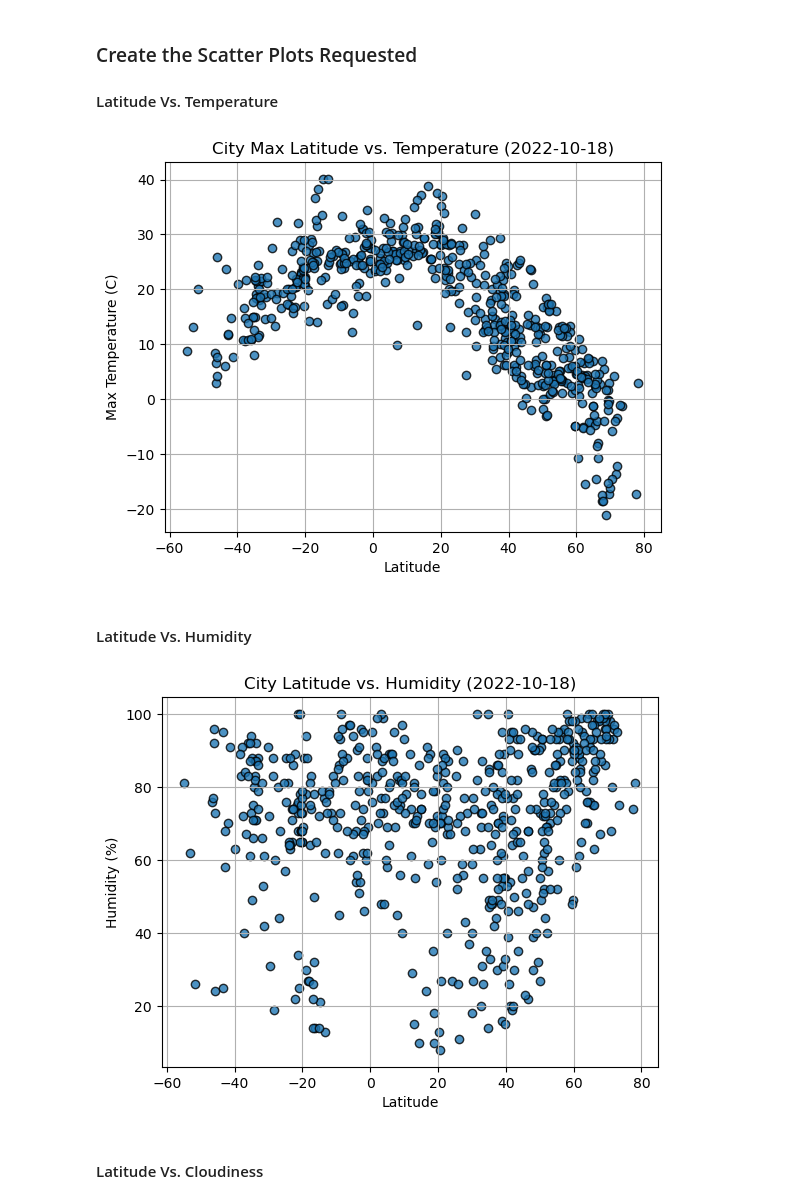
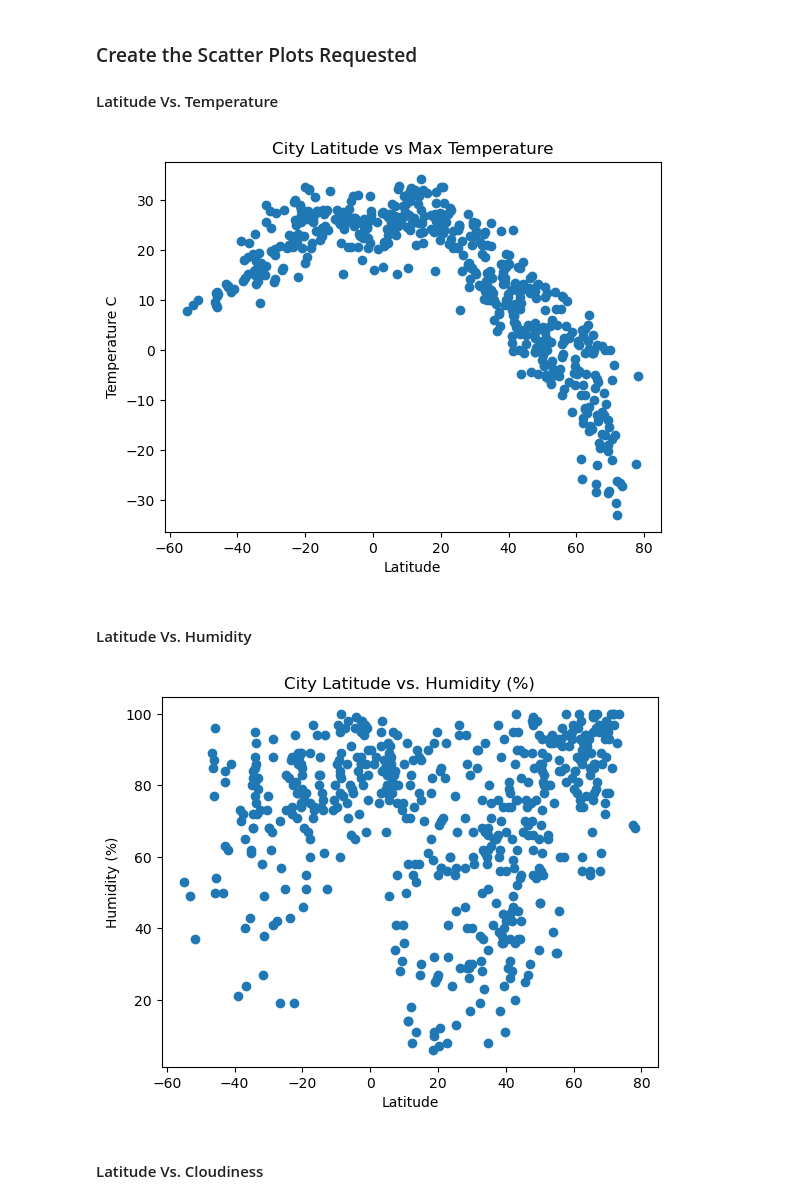
Before and after one commit to Gavin-Toole/Module-6-Python-API-Challenge, a Jupyter notebook: WeatherPy.ipynb, the cells around one changed output. Cells and saved outputs as stored; diff of their text form; code cells hidden in the pictures.

```diff
--- a/WeatherPy.ipynb
+++ b/WeatherPy.ipynb
@@ -200,10 +191,12 @@ city_data_df.head()
 #### Latitude Vs. Temperature
 # %%
 # Build scatter plot for latitude vs. temperature
-# YOUR CODE HERE
+plt.scatter(city_data_df["Lat"], city_data_df["Max Temp"])
 
 # Incorporate the other graph properties
-# YOUR CODE HERE
+plt.xlabel("Latitude")
+plt.ylabel("Temperature C")
+plt.title("City Latitude vs Max Temperature")
 
 # Save the figure
 plt.savefig("output_data/Fig1.png")
@@ -211,23 +204,25 @@ plt.savefig("output_data/Fig1.png")
 # Show plot
 plt.show()
 # %% [output]
-[figure, old version]
+[figure, new version]
 # %% [markdown]
 #### Latitude Vs. Humidity
 # %%
 # Build the scatter plots for latitude vs. humidity
-# YOUR CODE HERE
+plt.scatter(city_data_df["Lat"], city_data_df["Humidity"])
 
 # Incorporate the other graph properties
-# YOUR CODE HERE
+plt.xlabel("Latitude")
+plt.ylabel("Humidity (%)")
+plt.title("City Latitude vs. Humidity (%)")
 
 # Save the figure
 plt.savefig("output_data/Fig2.png")
 
 # Show plot
 plt.show()
 # %% [output]
-[figure, old version]
+[figure, new version]
 # %% [markdown]
 #### Latitude Vs. Cloudiness
 # %%
```
Also changed, not shown: parts of 11 cells of this notebook, 7 other files.
